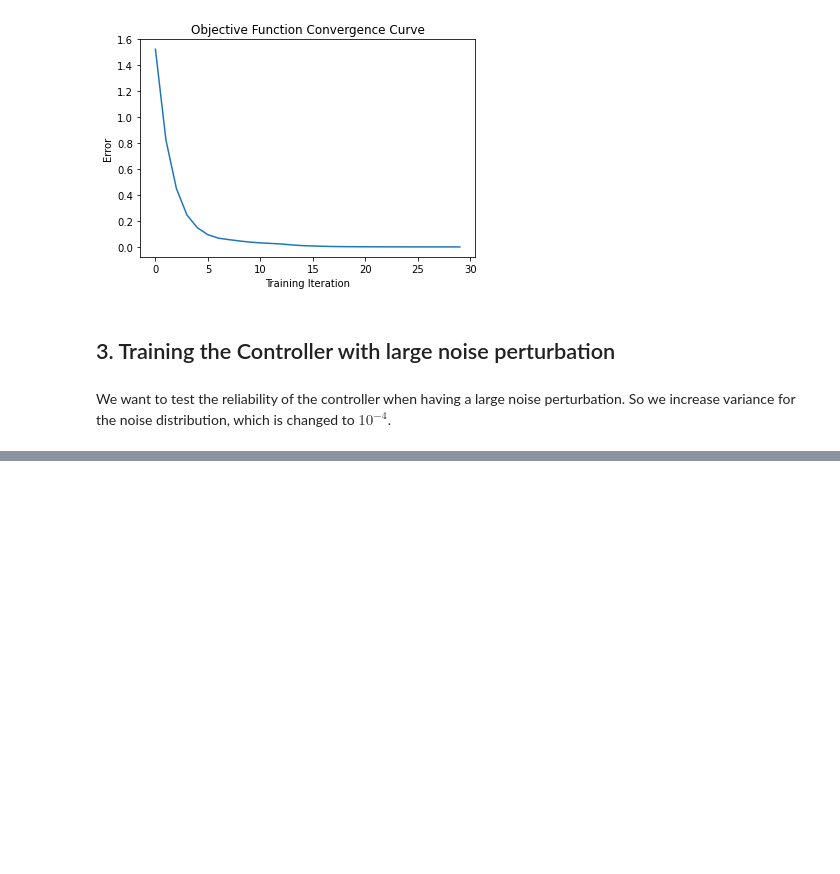
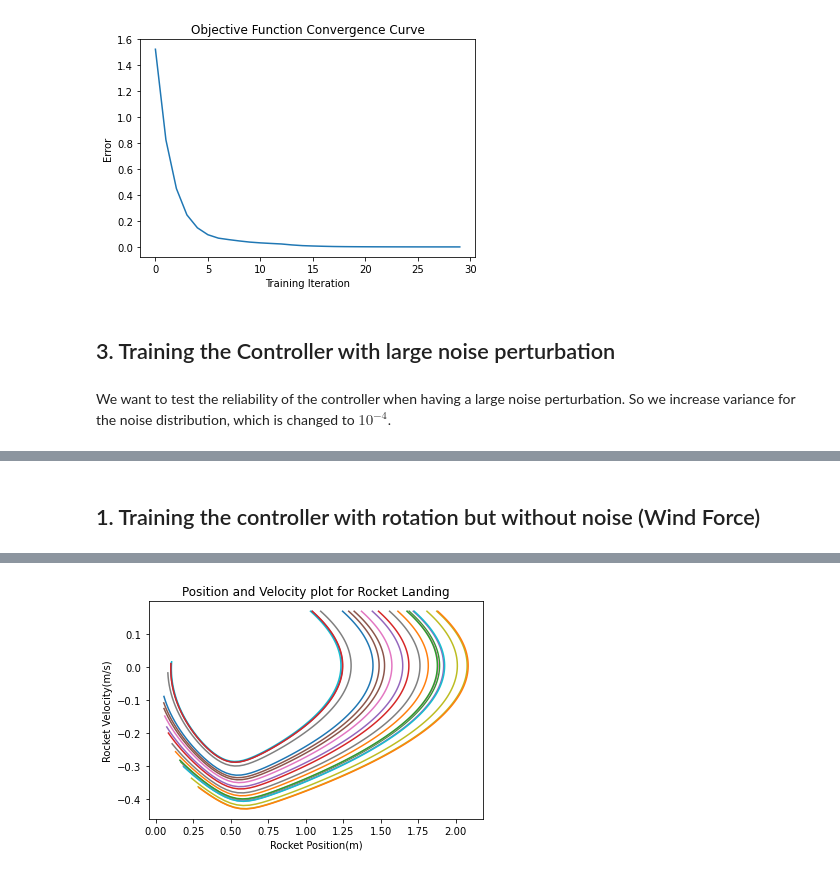
Before and after one commit to toolazytokeep/Design-Optimization, a Jupyter notebook: Project 1/Project 1 Design optimization.ipynb, the cells around one changed output, grey strips where cells are left out. Drawn from its saved outputs; the diff is of its cells as text; code cells hidden in the pictures; blank space fills up the shorter version.

Commit message:
Considered rotation, added discussion on robustness

```diff
--- a/Project 1/Project 1 Design optimization.ipynb
+++ b/Project 1/Project 1 Design optimization.ipynb
@@ -334,0 +483,15 @@ This experiments shows that the current controller can only work well based on t
+# %% [markdown]
+## 1. Training the controller with rotation but without noise (Wind Force)
+# %%
+T = 100  # time steps
+dim_input = 2  # state space dimensions
+dim_hidden = 6  # latent dimensions
+dim_output = 1  # action space dimensions
+is_Noise = False
+mean, variance = (0, 0.000001)
+d = Dynamics()  # define dynamics
+c = Controller(dim_input, dim_hidden, dim_output)  # define controller
+s = Simulation(c, d, T, is_Noise, mean, variance)  # define simulation
+o = Optimize(s)  # define optimizer
+o.train(30)
+# %% [output]
@@ -334,0 +515 @@ This experiments shows that the current controller can only work well based on t
+[figure, added]
```
Also changed, not shown: parts of 19 cells of this notebook.
